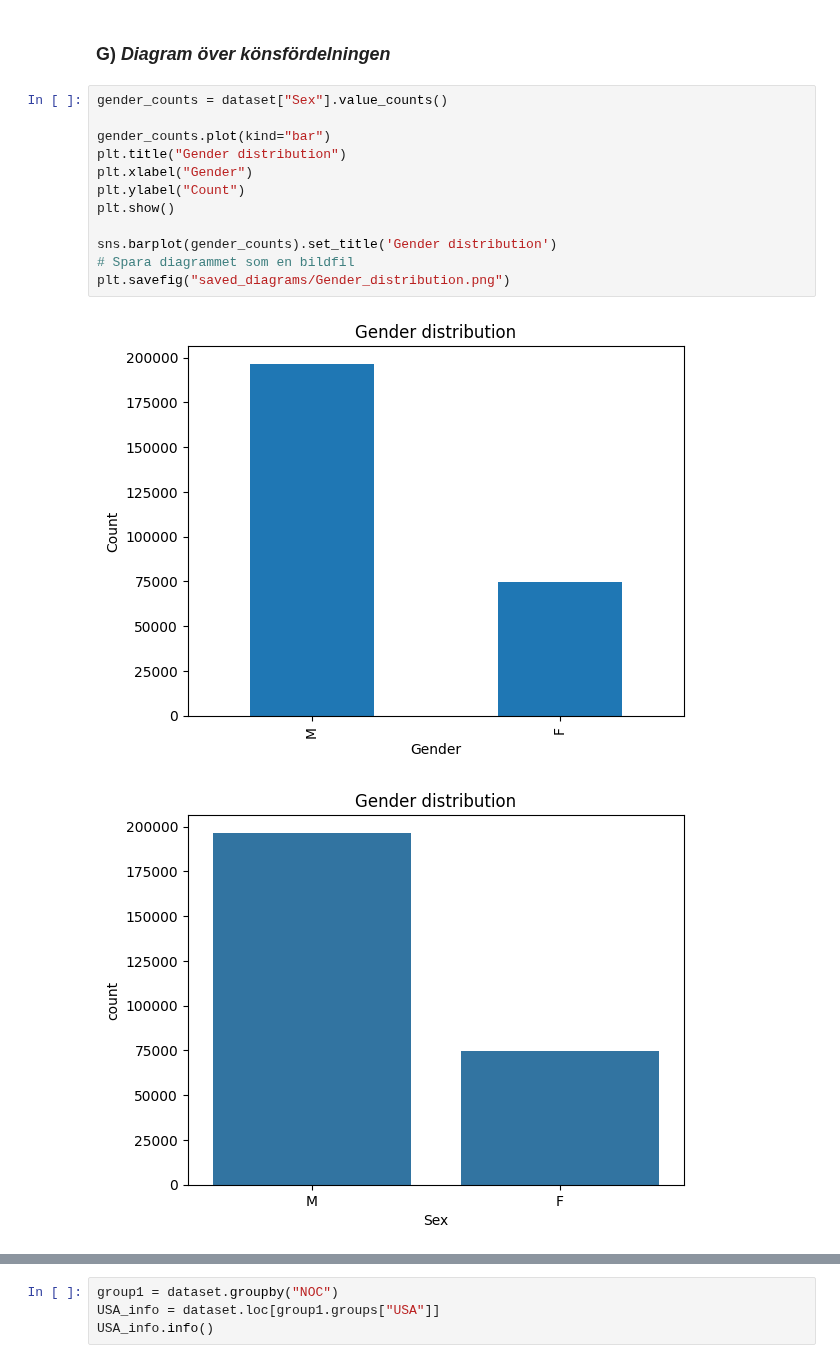
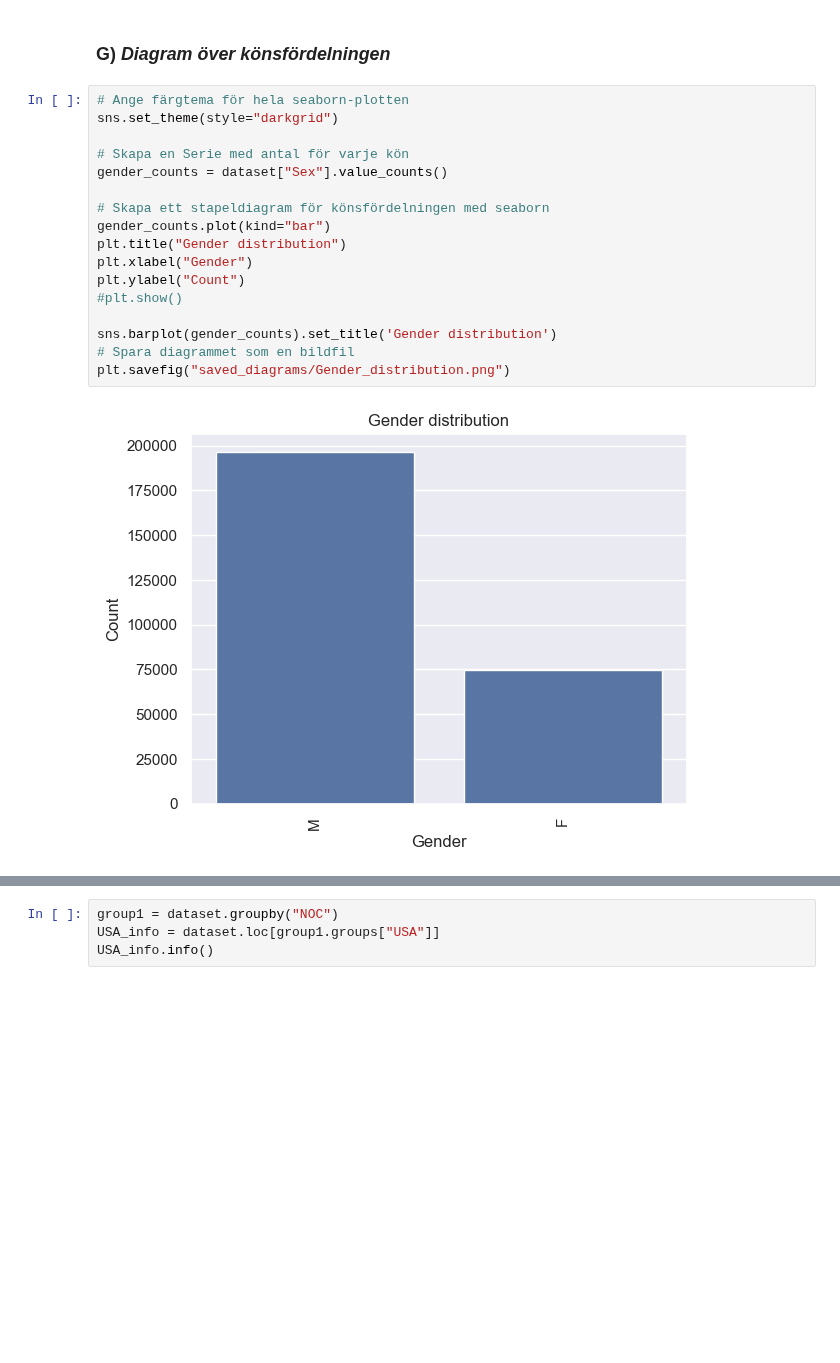
Before and after one commit to Jenniferola/Project-_OS_Germany, a Jupyter notebook: uppgift_00.ipynb, the cells around one changed output, grey strips where cells are left out. Drawn from its saved outputs; the diff is of its cells as text; blank space fills up the shorter version.

```diff
--- a/uppgift_00.ipynb
+++ b/uppgift_00.ipynb
@@ -156,18 +175,22 @@ dataset.loc[group1.groups[97]]
 # %% [markdown]
 ### G) *Diagram över könsfördelningen*
 # %%
+# Ange färgtema för hela seaborn-plotten
+sns.set_theme(style="darkgrid")
+
+# Skapa en Serie med antal för varje kön
 gender_counts = dataset["Sex"].value_counts()
 
+# Skapa ett stapeldiagram för könsfördelningen med seaborn
 gender_counts.plot(kind="bar")
 plt.title("Gender distribution")
 plt.xlabel("Gender")
 plt.ylabel("Count")
-plt.show()
+#plt.show()
 
 sns.barplot(gender_counts).set_title('Gender distribution')
 # Spara diagrammet som en bildfil
 plt.savefig("saved_diagrams/Gender_distribution.png")
 # %% [output]
-[figure, old version]
+[figure, new version]
-[figure, removed]
 # %% [markdown]
```
Also changed, not shown: parts of 11 cells of this notebook, 3 other files.
